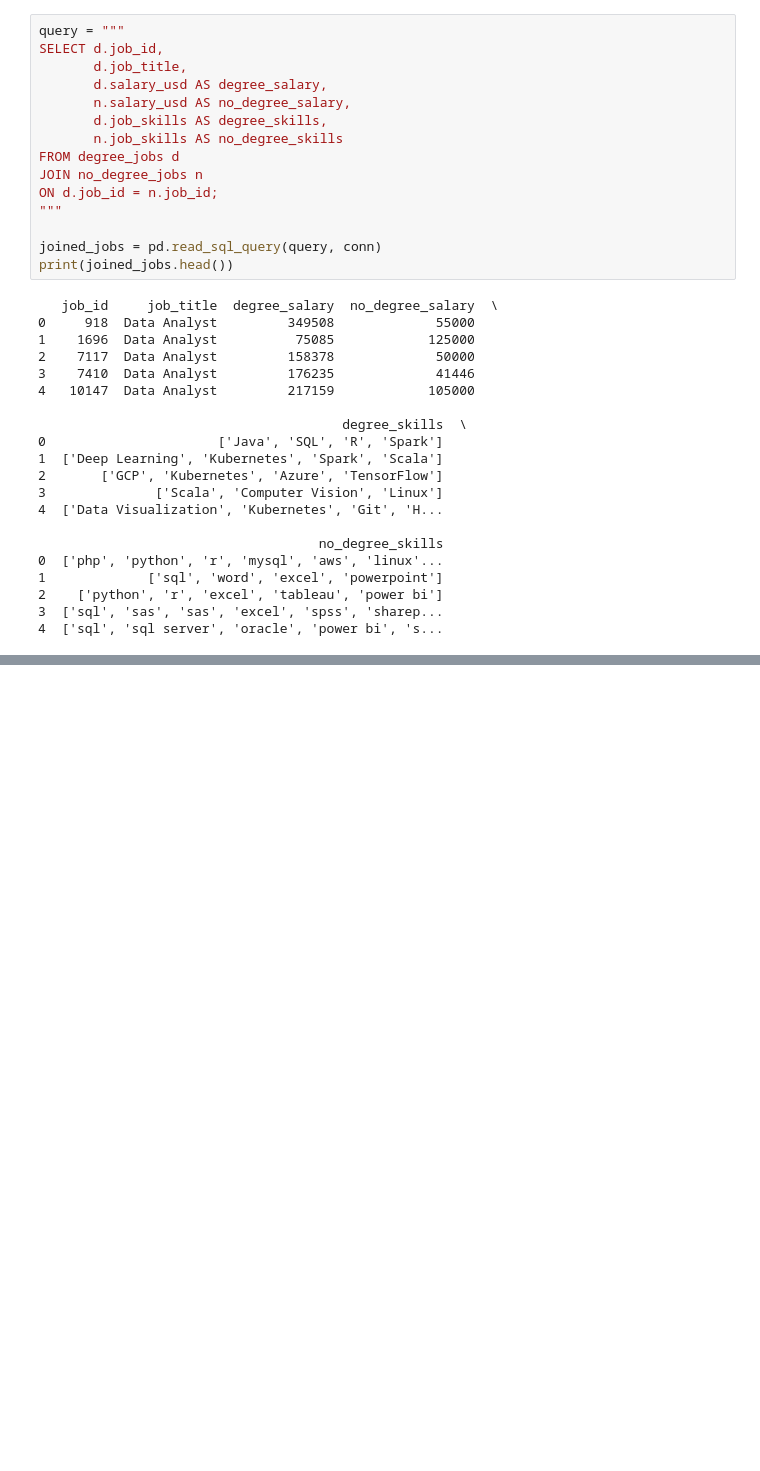
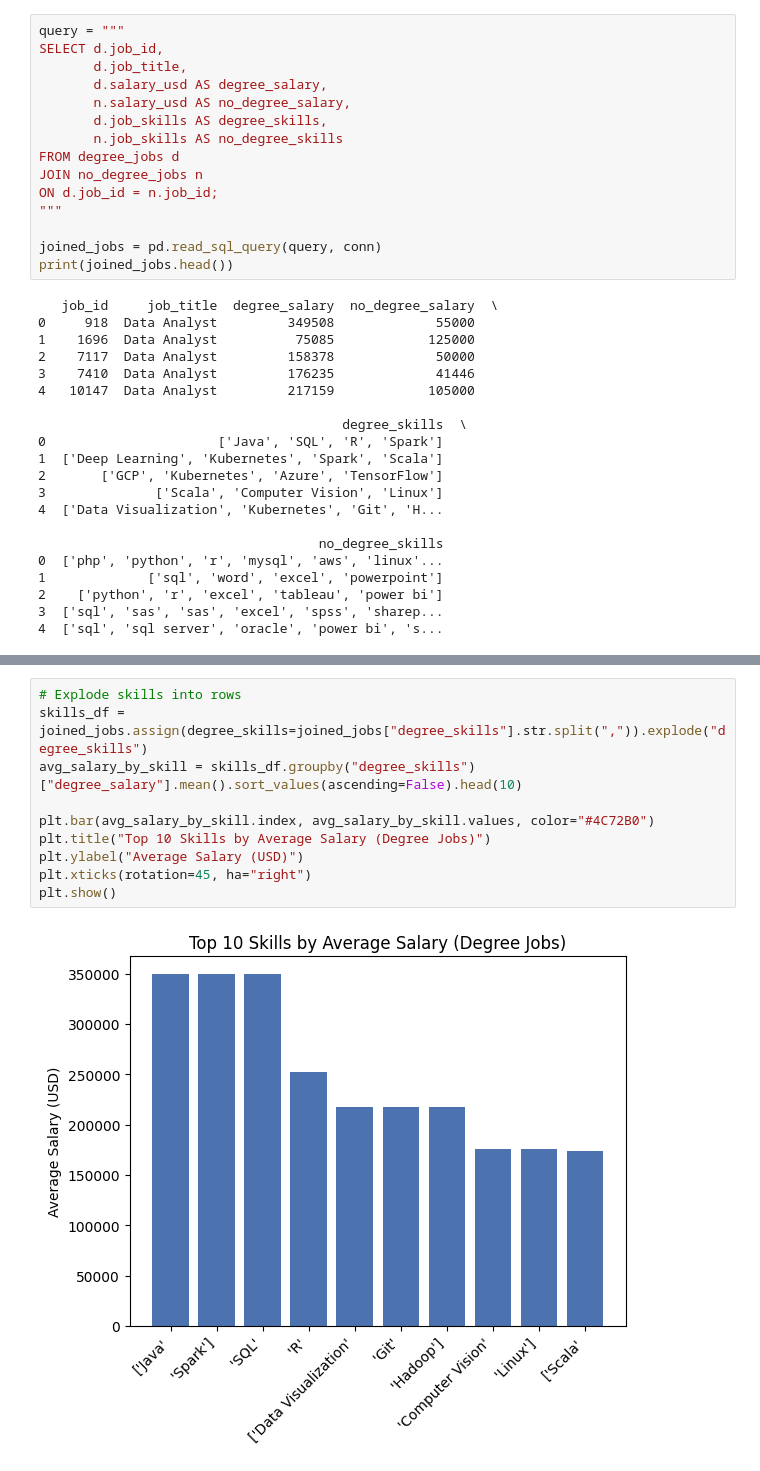
Before and after one commit to Wyparks04/Degree_Impact_On_Data_Analyst_Salaries, a Jupyter notebook: create_SQLite_database.ipynb, the cells around one changed output, grey strips where cells are left out. Drawn from its saved outputs; the diff is of its cells as text; blank space fills up the shorter version.

```diff
--- a/create_SQLite_database.ipynb
+++ b/create_SQLite_database.ipynb
@@ -332,0 +345,12 @@ print(joined_jobs.head())
+# %%
+# Explode skills into rows
+skills_df = joined_jobs.assign(degree_skills=joined_jobs["degree_skills"].str.split(",")).explode("degree_skills")
+avg_salary_by_skill = skills_df.groupby("degree_skills")["degree_salary"].mean().sort_values(ascending=False).head(10)
+
+plt.bar(avg_salary_by_skill.index, avg_salary_by_skill.values, color="#4C72B0")
+plt.title("Top 10 Skills by Average Salary (Degree Jobs)")
+plt.ylabel("Average Salary (USD)")
+plt.xticks(rotation=45, ha="right")
+plt.show()
+# %% [output]
+[figure, added]
```
Also changed, not shown: parts of 2 cells of this notebook.
